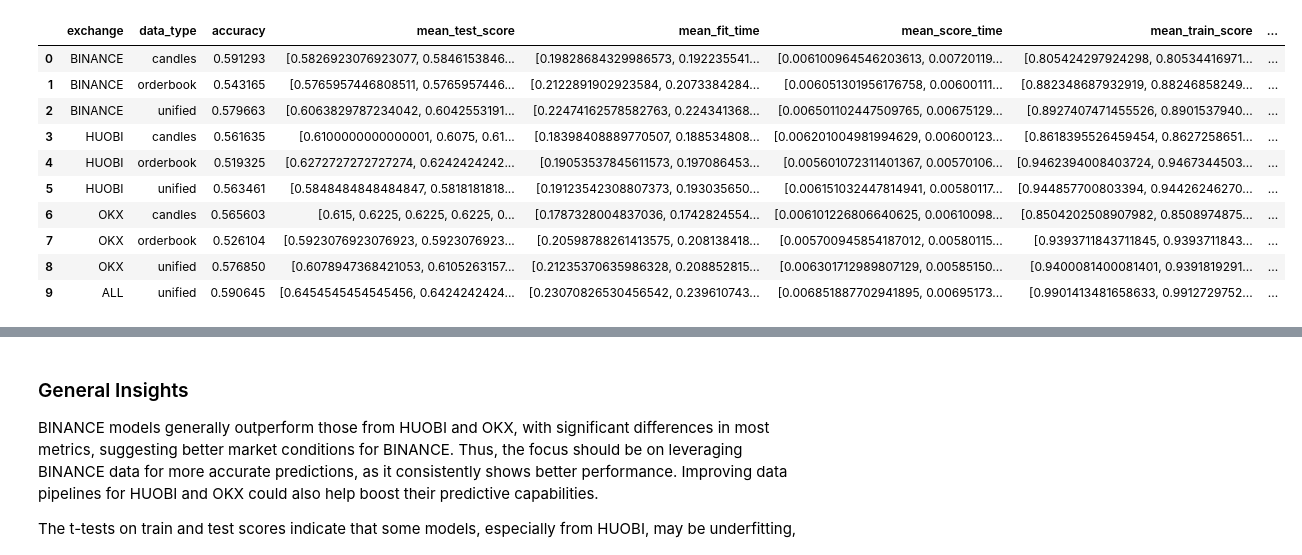
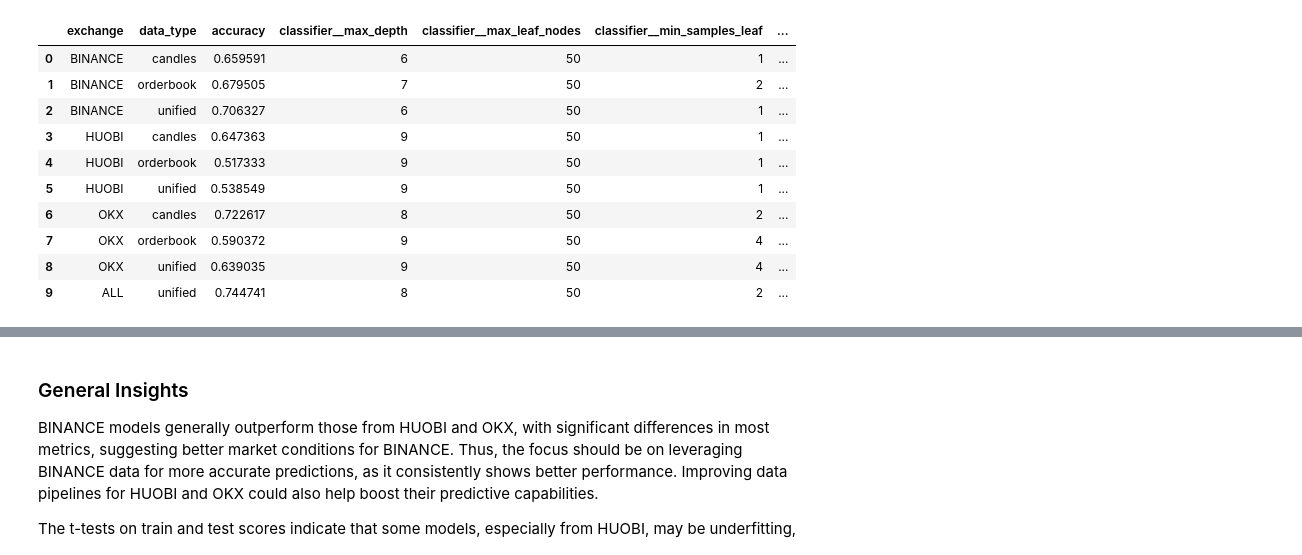
Before and after one commit to francescoperagine/big_data_bitcoin_forecasting, a Jupyter notebook: notebooks/random_forest.ipynb, the cells around one changed output, grey strips where cells are left out. Drawn from its saved outputs; the diff is of its cells as text; code cells hidden in the pictures.

```diff
--- a/notebooks/random_forest.ipynb
+++ b/notebooks/random_forest.ipynb
@@ -13,13 +13,15 @@ from src.utils.utils import *
 from src.utils.constants import *
 from src.visualization.visualize import *
 # %%
-merged_data = {
+data = {
     (exchange, data_type): pd.read_parquet(
-        os.path.join(INTERIM_DATA_PATH, f'{exchange}_{data_type}_merged.parquet')
+        os.path.join(INTERIM_DATA_PATH, f'{exchange}_{data_type}_data.parquet')
     )
     for exchange, data_type in product(EXCHANGES, DATA_TYPES)
 }
-merged_data[(ALL, UNIFIED)] = pd.read_parquet(os.path.join(INTERIM_DATA_PATH, f'{ALL}_{UNIFIED}_merged.parquet'))
+data[(ALL, UNIFIED)] = pd.read_parquet(os.path.join(INTERIM_DATA_PATH, f'{ALL}_{UNIFIED}_data.parquet'))
+
+ground_truth = pd.read_parquet(os.path.join(INTERIM_DATA_PATH, 'ground_truth_data.parquet'))
 # %%
 # Training params
 
@@ -66,7 +65,7 @@ view_params = {
 
 btcfs = {}
 
-for (exchange, data_type), df in merged_data.items():
+for (exchange, data_type), df in data.items():
 
     for key, value in view_params[data_type].items():
         exec(f"{key} = {value}")
@@ -75,17 +74,16 @@ for (exchange, data_type), df in merged_data.items():
 
     classifier = RandomForestClassifier(random_state=RANDOM_STATE, class_weight='balanced_subsample')
 
-    btcf = BTCForecasting(n_splits=n_splits, smoteenn=use_smoteenn, rfe=use_rfe)
-    btcf.set_data(df)
+    btcf = BTCForecasting(df, ground_truth, n_splits=n_splits, smoteenn=use_smoteenn, rfe=use_rfe)
 
     model_params = {
-        'classifier__criterion': criteria,
+        # 'classifier__criterion': criteria,
         'classifier__max_depth': max_depth_range,
         'classifier__min_samples_leaf': min_samples_leaf_range,
         'classifier__min_samples_split': min_samples_split_range,
         'classifier__max_leaf_nodes': max_leaf_nodes
     }
-    btcf.train_model(classifier, model_params, factor=factor, aggressive_elimination=aggresive_elimination)
+    btcf.train_rfc_grid(classifier, model_params, factor=factor, aggressive_elimination=aggresive_elimination)
     btcfs[(exchange, data_type)] = btcf
 
     # Save the best model and results
@@ -94,6 +92,6 @@ for (exchange, data_type), df in merged_data.items():
     with open(model_path, "wb") as f:
         pickle.dump(btcf, open(model_path, "wb"))
 
-del(merged_data)
+del(data)
 # %% [output]
 Best RFC model for BINANCE - candles
@@ -163 +195,15 @@ Confusion matrix:
 ... (48 outputs left out)
+# %%
+from  sklearn.metrics import precision_recall_fscore_support
+
+eval_results = []
+for (exchange, data_type), btcf in btcfs.items():
+    y_pred = btcf.model.predict(btcf.X_test)
+    accuracy = btcf.results['accuracy']
+    precision = btcf.results['precision']
+    recall = btcf.results['recall']
+    fscore = btcf.results['f1_score']
+    # precision, recall, fscore, _ = precision_recall_fscore_support(btcf.y_test, y_pred, average='macro')
+    best_params = btcf.results.get('best_params')
+    eval_results.append([exchange, data_type, accuracy, precision, recall, fscore, best_params])
+display(pd.DataFrame(eval_results, columns=['Exchange', 'Data Type', 'Accuracy', 'Precision', 'Recall', 'F1 Score']))
@@ -164,36 +222,32 @@ Confusion matrix:
 # %%
 # Evaluation results
 
 eval_results = []
-for (exchange, data_type), model in btcfs.items():
+for (exchange, data_type), btcf in btcfs.items():
 
     result = {
         'exchange': exchange,
         'data_type': data_type,
-        'accuracy': model.results.get('accuracy'),
-        'mean_test_score': model.results['cv_results']['mean_test_score'],
-        'mean_fit_time': model.results['cv_results']['mean_fit_time'],
-        'mean_score_time': model.results['cv_results']['mean_score_time'],
-        'mean_train_score': model.results['cv_results']['mean_train_score']
+        'accuracy': btcf.results.get('accuracy'),
     }
-    best_params = model.results.get('best_params')
+    best_params = btcf.results.get('best_params')
     result.update(best_params)
     eval_results.append(result)
 
 eval_results_df = pd.DataFrame(eval_results)
 display(eval_results_df)
 # %% [output]
-|  | exchange | data_type | accuracy | mean_test_score | mean_fit_time | mean_score_time | mean_train_score | ... |
-| 0 | BINANCE | candles | 0.591293 | [0.5826923076923077, 0.5846153846... | [0.19828684329986573, 0.192235541... | [0.006100964546203613, 0.00720119... | [0.805424297924298, 0.80534416971... | ... |
-| 1 | BINANCE | orderbook | 0.543165 | [0.5765957446808511, 0.5765957446... | [0.2122891902923584, 0.2073384284... | [0.006051301956176758, 0.00600111... | [0.882348687932919, 0.88246858249... | ... |
-| 2 | BINANCE | unified | 0.579663 | [0.6063829787234042, 0.6042553191... | [0.22474162578582763, 0.224341368... | [0.006501102447509765, 0.00675129... | [0.8927407471455526, 0.8901537940... | ... |
-| 3 | HUOBI | candles | 0.561635 | [0.6100000000000001, 0.6075, 0.61... | [0.18398408889770507, 0.188534808... | [0.006201004981994629, 0.00600123... | [0.8618395526459454, 0.8627258651... | ... |
-| 4 | HUOBI | orderbook | 0.519325 | [0.6272727272727274, 0.6242424242... | [0.19053537845611573, 0.197086453... | [0.005601072311401367, 0.00570106... | [0.9462394008403724, 0.9467344503... | ... |
-| 5 | HUOBI | unified | 0.563461 | [0.5848484848484847, 0.5818181818... | [0.19123542308807373, 0.193035650... | [0.006151032447814941, 0.00580117... | [0.944857700803394, 0.94426246270... | ... |
-| 6 | OKX | candles | 0.565603 | [0.615, 0.6225, 0.6225, 0.6225, 0... | [0.1787328004837036, 0.1742824554... | [0.006101226806640625, 0.00610098... | [0.8504202508907982, 0.8508974875... | ... |
-| 7 | OKX | orderbook | 0.526104 | [0.5923076923076923, 0.5923076923... | [0.20598788261413575, 0.208138418... | [0.005700945854187012, 0.00580115... | [0.9393711843711845, 0.9393711843... | ... |
-| 8 | OKX | unified | 0.576850 | [0.6078947368421053, 0.6105263157... | [0.21235370635986328, 0.208852815... | [0.006301712989807129, 0.00585150... | [0.9400081400081401, 0.9391819291... | ... |
-| 9 | ALL | unified | 0.590645 | [0.6454545454545456, 0.6424242424... | [0.23070826530456542, 0.239610743... | [0.006851887702941895, 0.00695173... | [0.9901413481658633, 0.9912729752... | ... |
+|  | exchange | data_type | accuracy | classifier__max_depth | classifier__max_leaf_nodes | classifier__min_samples_leaf | ... |
+| 0 | BINANCE | candles | 0.659591 | 6 | 50 | 1 | ... |
+| 1 | BINANCE | orderbook | 0.679505 | 7 | 50 | 2 | ... |
+| 2 | BINANCE | unified | 0.706327 | 6 | 50 | 1 | ... |
+| 3 | HUOBI | candles | 0.647363 | 9 | 50 | 1 | ... |
+| 4 | HUOBI | orderbook | 0.517333 | 9 | 50 | 1 | ... |
+| 5 | HUOBI | unified | 0.538549 | 9 | 50 | 1 | ... |
+| 6 | OKX | candles | 0.722617 | 8 | 50 | 2 | ... |
+| 7 | OKX | orderbook | 0.590372 | 9 | 50 | 4 | ... |
+| 8 | OKX | unified | 0.639035 | 9 | 50 | 4 | ... |
+| 9 | ALL | unified | 0.744741 | 8 | 50 | 2 | ... |
 # %%
 # Performing t-tests for each metric
 
```
Also changed, not shown: parts of 6 cells of this notebook, 4 other files.
